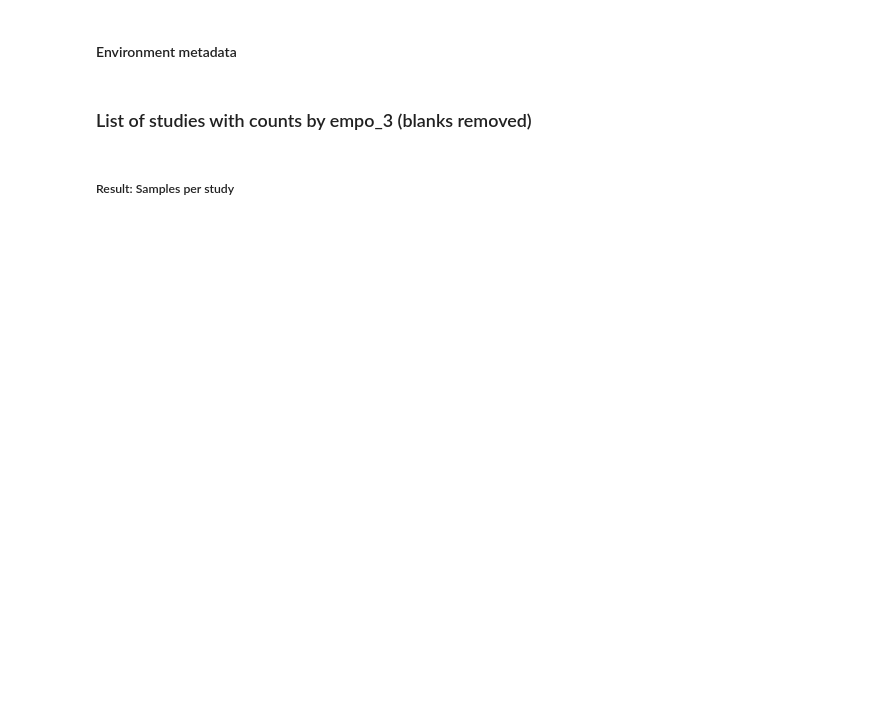
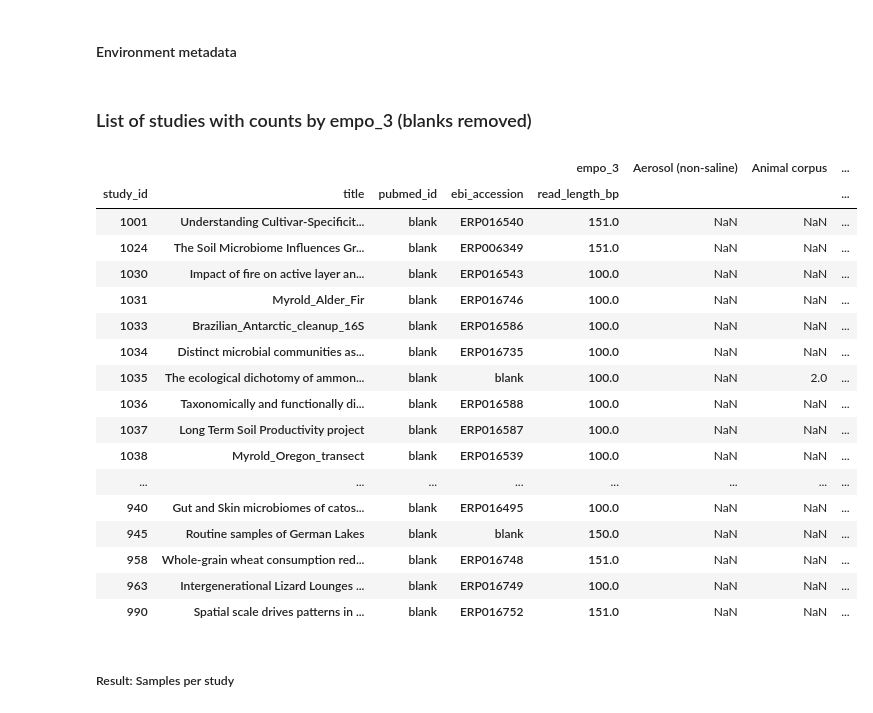
Before and after one commit to biocore/emp, a Jupyter notebook: ipynb/emp20k_metadata_refine.ipynb, the cells around one changed output. Cells and saved outputs as stored; diff of their text form; code cells hidden in the pictures; blank space fills up the shorter version.

```diff
--- a/ipynb/emp20k_metadata_refine.ipynb
+++ b/ipynb/emp20k_metadata_refine.ipynb
@@ -762,6 +811,27 @@ studies_groupby_unstack = studies_groupby['BarcodeSequence'].unstack()
 # %%
 # add sum column
 studies_groupby_unstack['Total'] = studies_groupby_unstack.sum(axis=1)
+# %%
+studies_groupby_unstack
+# %% [output]
+|  |  |  |  | empo_3 | Aerosol (non-saline) | Animal corpus | ... |
+| study_id | title | pubmed_id | ebi_accession | read_length_bp |  |  | ... |
+| 1001 | Understanding Cultivar-Specificit... | blank | ERP016540 | 151.0 | NaN | NaN | ... |
+| 1024 | The Soil Microbiome Influences Gr... | blank | ERP006349 | 151.0 | NaN | NaN | ... |
+| 1030 | Impact of fire on active layer an... | blank | ERP016543 | 100.0 | NaN | NaN | ... |
+| 1031 | Myrold_Alder_Fir | blank | ERP016746 | 100.0 | NaN | NaN | ... |
+| 1033 | Brazilian_Antarctic_cleanup_16S | blank | ERP016586 | 100.0 | NaN | NaN | ... |
+| 1034 | Distinct microbial communities as... | blank | ERP016735 | 100.0 | NaN | NaN | ... |
+| 1035 | The ecological dichotomy of ammon... | blank | blank | 100.0 | NaN | 2.0 | ... |
+| 1036 | Taxonomically and functionally di... | blank | ERP016588 | 100.0 | NaN | NaN | ... |
+| 1037 | Long Term Soil Productivity project | blank | ERP016587 | 100.0 | NaN | NaN | ... |
+| 1038 | Myrold_Oregon_transect | blank | ERP016539 | 100.0 | NaN | NaN | ... |
+| ... | ... | ... | ... | ... | ... | ... | ... |
+| 940 | Gut and Skin microbiomes of catos... | blank | ERP016495 | 100.0 | NaN | NaN | ... |
+| 945 | Routine samples of German Lakes | blank | blank | 150.0 | NaN | NaN | ... |
+| 958 | Whole-grain wheat consumption red... | blank | ERP016748 | 151.0 | NaN | NaN | ... |
+| 963 | Intergenerational Lizard Lounges ... | blank | ERP016749 | 100.0 | NaN | NaN | ... |
+| 990 | Spatial scale drives patterns in ... | blank | ERP016752 | 151.0 | NaN | NaN | ... |
 # %%
 # reorder columns
 cols = ['Total',
```
Also changed, not shown: parts of 13 cells of this notebook.
